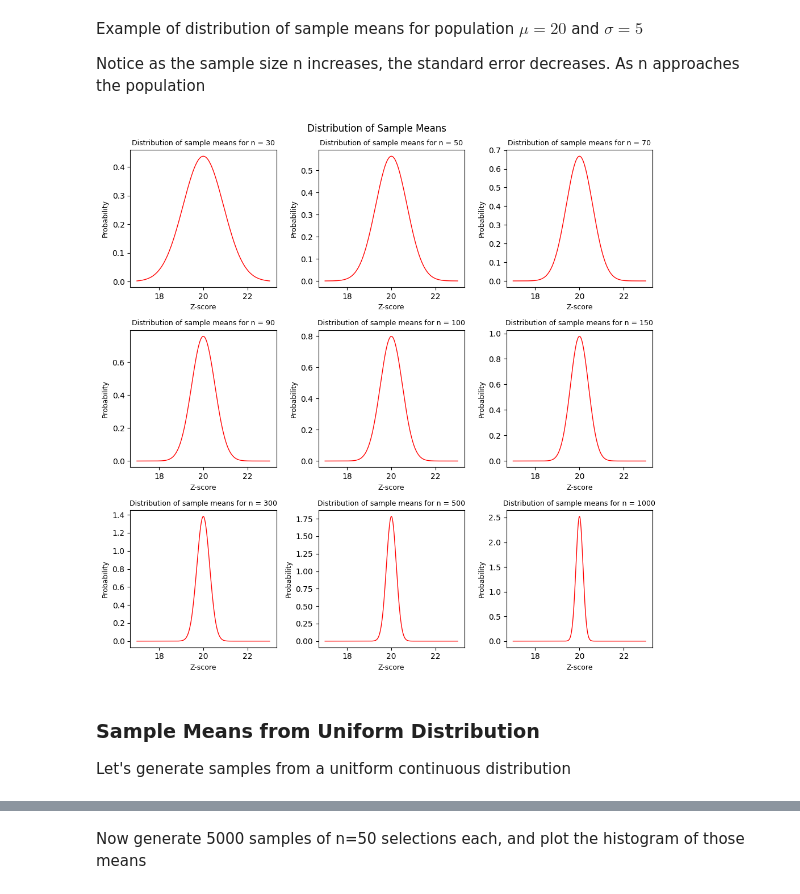
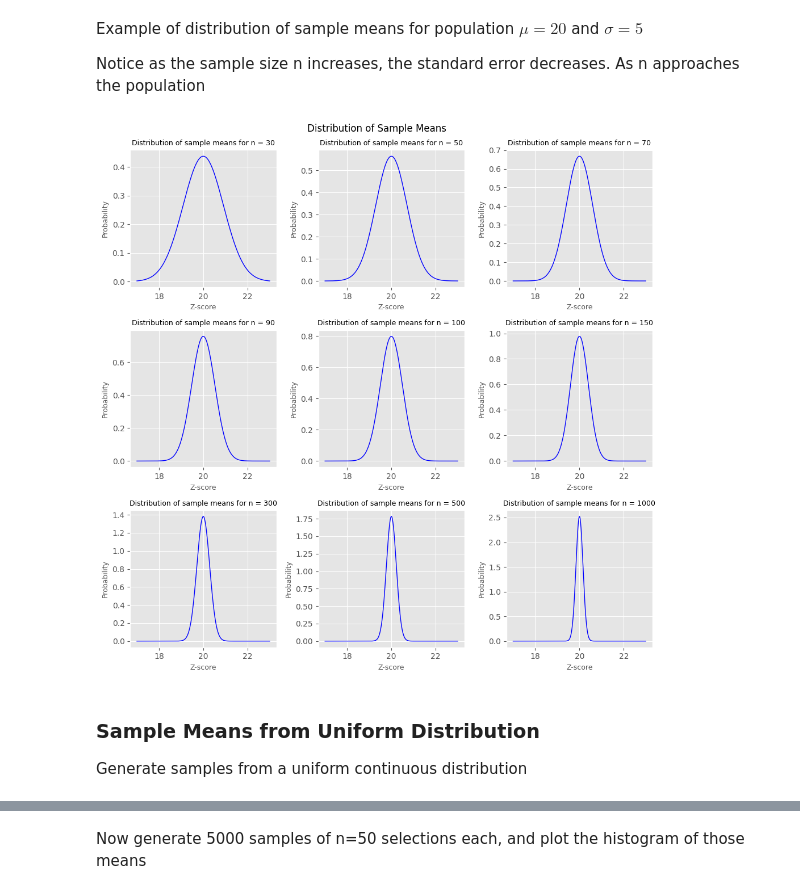
Before and after one commit to samtaba/Statistics, a Jupyter notebook: Central_Limit_Theorem.ipynb, the cells around one changed output, grey strips where cells are left out. Drawn from its saved outputs; the diff is of its cells as text; code cells hidden in the pictures.

```diff
--- a/Central_Limit_Theorem.ipynb
+++ b/Central_Limit_Theorem.ipynb
@@ -10,6 +10,8 @@ where $ n $ is the size of each sample
 import numpy as np
 import scipy.stats as stats
 import matplotlib.pyplot as plt
+
+plt.style.use('ggplot')
 # %% [markdown]
 Example of distribution of sample means for population $ \mu = 20 $ and $ \sigma =5 $
 
@@ -28,7 +30,7 @@ plt.suptitle("Distribution of Sample Means")
 
 n = 30
 plt.subplot(3, 3, 1)
-plt.plot(x, stats.norm.pdf(x, mu, sigma/np.sqrt(n)), linewidth = 1, color= 'r')
+plt.plot(x, stats.norm.pdf(x, mu, sigma/np.sqrt(n)), linewidth = 1, color= 'b')
 
 plt.title(f"Distribution of sample means for n = {n}", fontsize=fs)
 plt.xlabel("Z-score", fontsize=fs)
@@ -36,7 +38,7 @@ plt.ylabel("Probability", fontsize=fs)
 
 n = 50
 plt.subplot(3, 3, 2)
-plt.plot(x, stats.norm.pdf(x, mu, sigma/np.sqrt(n)), linewidth = 1, color= 'r')
+plt.plot(x, stats.norm.pdf(x, mu, sigma/np.sqrt(n)), linewidth = 1, color= 'b')
 
 plt.title(f"Distribution of sample means for n = {n}", fontsize=fs)
 plt.xlabel("Z-score", fontsize=fs)
@@ -44,7 +46,7 @@ plt.ylabel("Probability", fontsize=fs)
 
 n = 70
 plt.subplot(3, 3, 3)
-plt.plot(x, stats.norm.pdf(x, mu, sigma/np.sqrt(n)), linewidth = 1, color= 'r')
+plt.plot(x, stats.norm.pdf(x, mu, sigma/np.sqrt(n)), linewidth = 1, color= 'b')
 
 plt.title(f"Distribution of sample means for n = {n}", fontsize=fs)
 plt.xlabel("Z-score", fontsize=fs)
@@ -52,7 +54,7 @@ plt.ylabel("Probability", fontsize=fs)
 
 n = 90
 plt.subplot(3, 3, 4)
-plt.plot(x, stats.norm.pdf(x, mu, sigma/np.sqrt(n)), linewidth = 1, color= 'r')
+plt.plot(x, stats.norm.pdf(x, mu, sigma/np.sqrt(n)), linewidth = 1, color= 'b')
 
 plt.title(f"Distribution of sample means for n = {n}", fontsize=fs)
 plt.xlabel("Z-score", fontsize=fs)
@@ -60,7 +62,7 @@ plt.ylabel("Probability", fontsize=fs)
 
 n = 100
 plt.subplot(3, 3, 5)
-plt.plot(x, stats.norm.pdf(x, mu, sigma/np.sqrt(n)), linewidth = 1, color= 'r')
+plt.plot(x, stats.norm.pdf(x, mu, sigma/np.sqrt(n)), linewidth = 1, color= 'b')
 
 plt.title(f"Distribution of sample means for n = {n}", fontsize=fs)
 plt.xlabel("Z-score", fontsize=fs)
@@ -68,41 +70,41 @@ plt.ylabel("Probability", fontsize=fs)
 
 n = 150
 plt.subplot(3, 3, 6)
-plt.plot(x, stats.norm.pdf(x, mu, sigma/np.sqrt(n)), linewidth = 1, color= 'r')
+plt.plot(x, stats.norm.pdf(x, mu, sigma/np.sqrt(n)), linewidth = 1, color= 'b')
 
 plt.title(f"Distribution of sample means for n = {n}", fontsize=fs)
 plt.xlabel("Z-score", fontsize=fs)
 plt.ylabel("Probability", fontsize=fs)
 
 n = 300
 plt.subplot(3, 3, 7)
-plt.plot(x, stats.norm.pdf(x, mu, sigma/np.sqrt(n)), linewidth = 1, color= 'r')
+plt.plot(x, stats.norm.pdf(x, mu, sigma/np.sqrt(n)), linewidth = 1, color= 'b')
 
 plt.title(f"Distribution of sample means for n = {n}", fontsize=fs)
 plt.xlabel("Z-score", fontsize=fs)
 plt.ylabel("Probability", fontsize=fs)
 
 n = 500
 plt.subplot(3, 3, 8)
-plt.plot(x, stats.norm.pdf(x, mu, sigma/np.sqrt(n)), linewidth = 1, color= 'r')
+plt.plot(x, stats.norm.pdf(x, mu, sigma/np.sqrt(n)), linewidth = 1, color= 'b')
 
 plt.title(f"Distribution of sample means for n = {n}", fontsize=fs)
 plt.xlabel("Z-score", fontsize=fs)
 plt.ylabel("Probability", fontsize=fs)
 
 n = 1000
 plt.subplot(3, 3, 9)
-plt.plot(x, stats.norm.pdf(x, mu, sigma/np.sqrt(n)), linewidth = 1, color= 'r')
+plt.plot(x, stats.norm.pdf(x, mu, sigma/np.sqrt(n)), linewidth = 1, color= 'b')
 
 plt.title(f"Distribution of sample means for n = {n}", fontsize=fs)
 plt.xlabel("Z-score", fontsize=fs)
 plt.ylabel("Probability", fontsize=fs)
 
 plt.tight_layout()
 # %% [output]
-[figure, old version]
+[figure, new version]
 # %% [markdown]
 ### Sample Means from Uniform Distribution
 
-Let's generate samples from a unitform continuous distribution
+Generate samples from a uniform continuous distribution
 # %%
```
Also changed, not shown: parts of 3 cells of this notebook.
